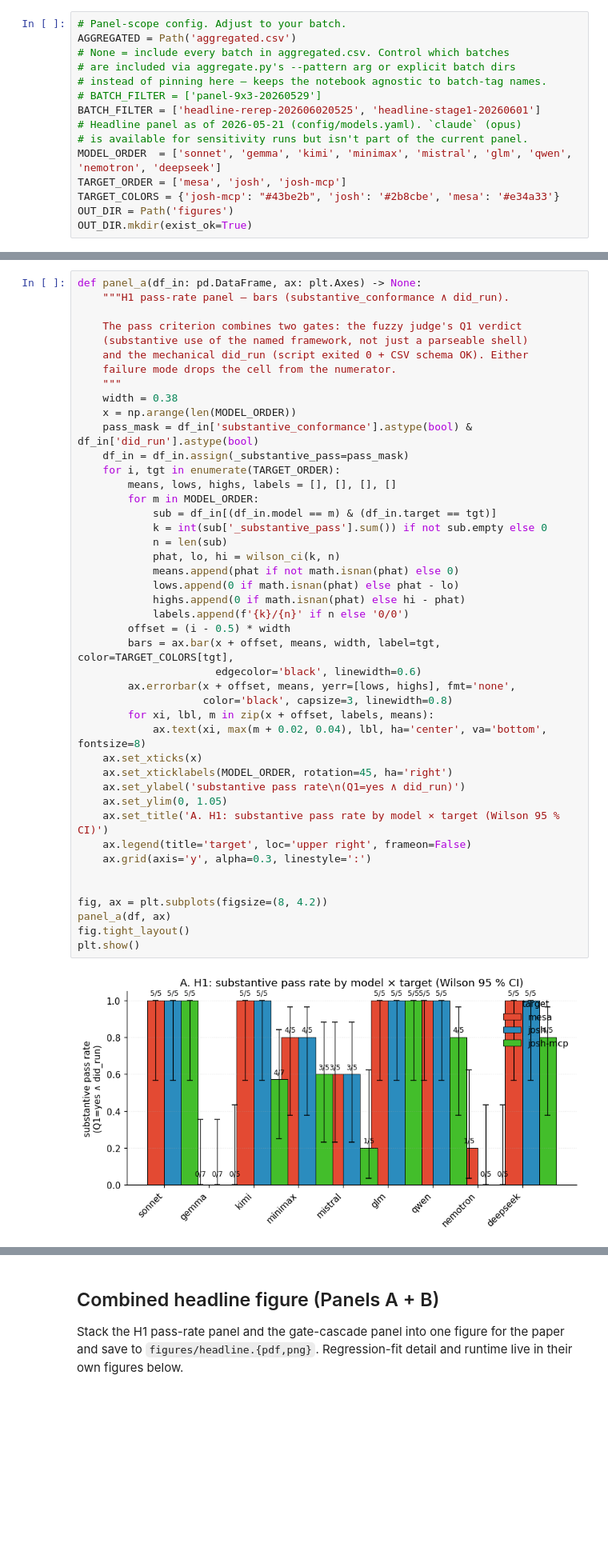
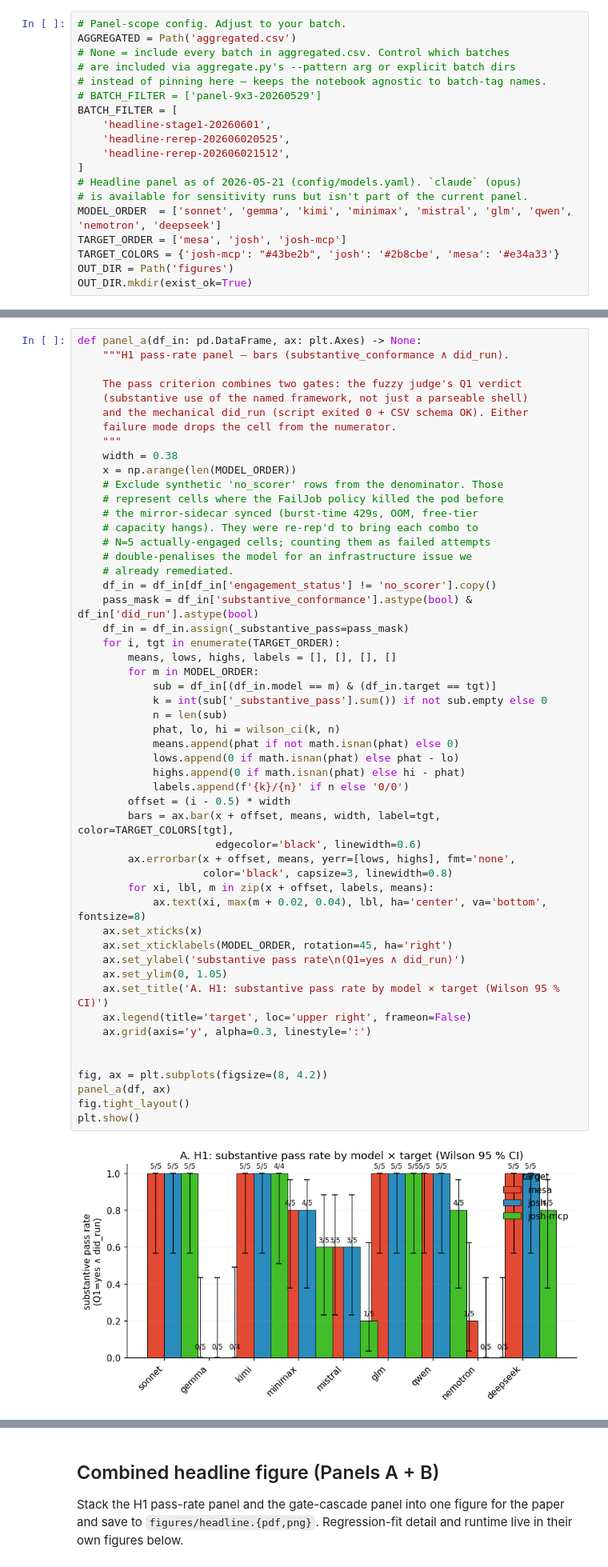
Before and after one commit to SchmidtDSE/josh-llm-experiment, a Jupyter notebook: analysis/headline.ipynb, the cells around one changed output, grey strips where cells are left out. Shown at 80% size. Saved outputs shown, nothing was run; the diff lists cells and outputs as text; blank space fills up the shorter version.

```diff
--- a/analysis/headline.ipynb
+++ b/analysis/headline.ipynb
@@ -64,7 +64,11 @@ AGGREGATED = Path('aggregated.csv')
 # are included via aggregate.py's --pattern arg or explicit batch dirs
 # instead of pinning here — keeps the notebook agnostic to batch-tag names.
 # BATCH_FILTER = ['panel-9x3-20260529']
-BATCH_FILTER = ['headline-rerep-202606020525', 'headline-stage1-20260601']
+BATCH_FILTER = [
+    'headline-stage1-20260601',
+    'headline-rerep-202606020525',
+    'headline-rerep-202606021512',
+]
 # Headline panel as of 2026-05-21 (config/models.yaml). `claude` (opus)
 # is available for sensitivity runs but isn't part of the current panel.
 MODEL_ORDER  = ['sonnet', 'gemma', 'kimi', 'minimax', 'mistral', 'glm', 'qwen', 'nemotron', 'deepseek']
@@ -163,6 +167,14 @@ def panel_a(df_in: pd.DataFrame, ax: plt.Axes) -> None:
     """
     width = 0.38
     x = np.arange(len(MODEL_ORDER))
+    # Exclude synthetic 'no_scorer' rows from the denominator. Those
+    # represent cells where the FailJob policy killed the pod before
+    # the mirror-sidecar synced (burst-time 429s, OOM, free-tier
+    # capacity hangs). They were re-rep'd to bring each combo to
+    # N=5 actually-engaged cells; counting them as failed attempts
+    # double-penalises the model for an infrastructure issue we
+    # already remediated.
+    df_in = df_in[df_in['engagement_status'] != 'no_scorer'].copy()
     pass_mask = df_in['substantive_conformance'].astype(bool) & df_in['did_run'].astype(bool)
     df_in = df_in.assign(_substantive_pass=pass_mask)
     for i, tgt in enumerate(TARGET_ORDER):
@@ -170,34 +182,34 @@ def panel_a(df_in: pd.DataFrame, ax: plt.Axes) -> None:
         for m in MODEL_ORDER:
             sub = df_in[(df_in.model == m) & (df_in.target == tgt)]
             k = int(sub['_substantive_pass'].sum()) if not sub.empty else 0
             n = len(sub)
             phat, lo, hi = wilson_ci(k, n)
             means.append(phat if not math.isnan(phat) else 0)
             lows.append(0 if math.isnan(phat) else phat - lo)
             highs.append(0 if math.isnan(phat) else hi - phat)
             labels.append(f'{k}/{n}' if n else '0/0')
         offset = (i - 0.5) * width
         bars = ax.bar(x + offset, means, width, label=tgt, color=TARGET_COLORS[tgt],
                       edgecolor='black', linewidth=0.6)
         ax.errorbar(x + offset, means, yerr=[lows, highs], fmt='none',
                     color='black', capsize=3, linewidth=0.8)
         for xi, lbl, m in zip(x + offset, labels, means):
             ax.text(xi, max(m + 0.02, 0.04), lbl, ha='center', va='bottom', fontsize=8)
     ax.set_xticks(x)
     ax.set_xticklabels(MODEL_ORDER, rotation=45, ha='right')
     ax.set_ylabel('substantive pass rate\n(Q1=yes ∧ did_run)')
     ax.set_ylim(0, 1.05)
     ax.set_title('A. H1: substantive pass rate by model × target (Wilson 95 % CI)')
     ax.legend(title='target', loc='upper right', frameon=False)
     ax.grid(axis='y', alpha=0.3, linestyle=':')
 
 
 fig, ax = plt.subplots(figsize=(8, 4.2))
 panel_a(df, ax)
 fig.tight_layout()
 plt.show()
 # %% [output]
-[figure, old version]
+[figure, new version]
 # %% [markdown]
 ## Panel B — 5-axis report card: where do cells get stuck?
 
```
Also changed, not shown: parts of 8 cells of this notebook, 1 other file.
